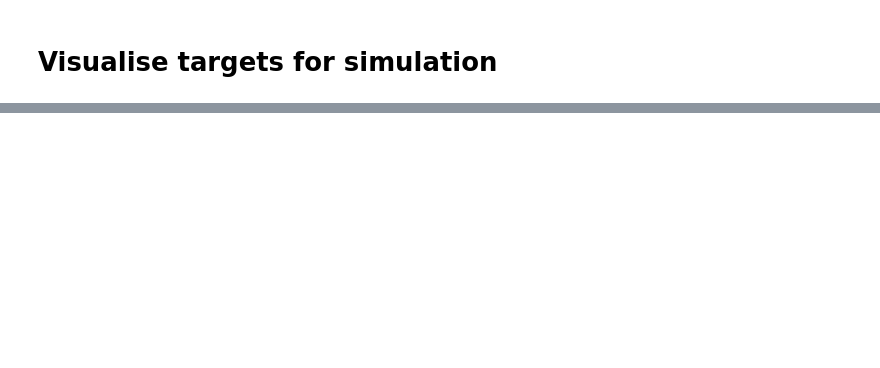
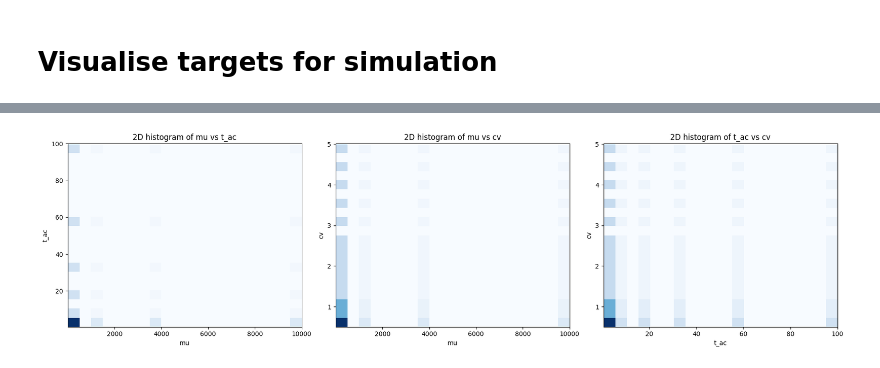
Before and after one commit to GrignardReagent/SSA, a Jupyter notebook: experiments/EXP-25-IY010/IY010_visualise_targets.ipynb, the cells around one changed output, grey strips where cells are left out. Drawn from its saved outputs; the diff is of its cells as text; code cells hidden in the pictures; blank space fills up the shorter version.

Commit message:
Add pairwise 2D histogram visualization

```diff
--- a/experiments/EXP-25-IY010/IY010_visualise_targets.ipynb
+++ b/experiments/EXP-25-IY010/IY010_visualise_targets.ipynb
@@ -70,3 +70,29 @@ plt.show()
 # %% [output]
 t_ac values range from 0.50 to 100.00.
 [figure]
+# %%
+
+import matplotlib.pyplot as plt
+
+# 2D histograms for pairwise parameter combinations
+fig, axes = plt.subplots(1, 3, figsize=(18, 5))
+
+axes[0].hist2d(df_targets['mu'], df_targets['t_ac'], bins=20, cmap='Blues')
+axes[0].set_xlabel('mu')
+axes[0].set_ylabel('t_ac')
+axes[0].set_title('2D histogram of mu vs t_ac')
+
+axes[1].hist2d(df_targets['mu'], df_targets['cv'], bins=20, cmap='Blues')
+axes[1].set_xlabel('mu')
+axes[1].set_ylabel('cv')
+axes[1].set_title('2D histogram of mu vs cv')
+
+axes[2].hist2d(df_targets['t_ac'], df_targets['cv'], bins=20, cmap='Blues')
+axes[2].set_xlabel('t_ac')
+axes[2].set_ylabel('cv')
+axes[2].set_title('2D histogram of t_ac vs cv')
+
+plt.tight_layout()
+plt.show()
+# %% [output]
+[figure, added]
```
Also changed, not shown: parts of 2 cells of this notebook.
